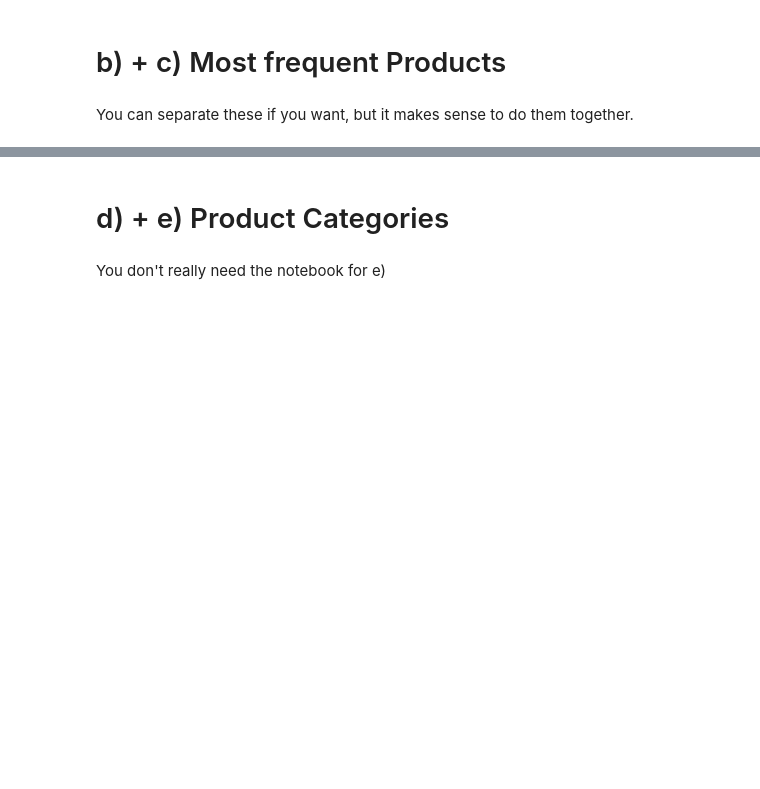
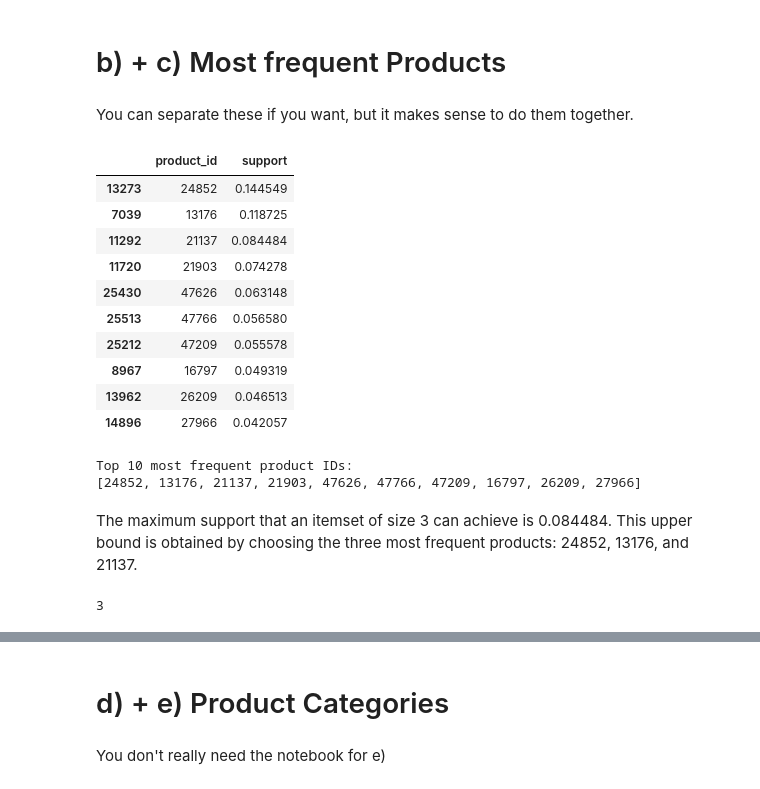
Before and after one commit to Vaetarium/IDS25WS_Assignment, a Jupyter notebook: Part2/files/Q1_market_basket_analysis.ipynb, the cells around one changed output, grey strips where cells are left out. Saved outputs shown, nothing was run; the diff lists cells and outputs as text; code cells hidden in the pictures; blank space fills up the shorter version.

```diff
--- a/Part2/files/Q1_market_basket_analysis.ipynb
+++ b/Part2/files/Q1_market_basket_analysis.ipynb
@@ -35,2 +51,11 @@ Number of basket items: 573124
 # %% [markdown]
 # a) Product Frequencies
+# %%
+product_support = (
+    basket_items
+    .groupby("product_id")["order_id"]
+    .nunique()
+    .div(n_orders)
+    .rename("support")
+    .reset_index()
+)
@@ -38,3 +76,23 @@ Number of basket items: 573124
 # b) + c) Most frequent Products
 # %% [markdown]
 You can separate these if you want, but it makes sense to do them together.
+# %%
+top_10 = product_support.sort_values(['support'],ascending=False).head(10)
+top_10
+# %% [output]
+|  | product_id | support |
+| 13273 | 24852 | 0.144549 |
+| 7039 | 13176 | 0.118725 |
+| 11292 | 21137 | 0.084484 |
+| 11720 | 21903 | 0.074278 |
+| 25430 | 47626 | 0.063148 |
+| 25513 | 47766 | 0.056580 |
+| 25212 | 47209 | 0.055578 |
+| 8967 | 16797 | 0.049319 |
+| 13962 | 26209 | 0.046513 |
+| 14896 | 27966 | 0.042057 |
+# %%
+print(f"Top 10 most frequent product IDs: \n{top_10['product_id'].tolist()}")
+# %% [output]
+Top 10 most frequent product IDs:
+[24852, 13176, 21137, 21903, 47626, 47766, 47209, 16797, 26209, 27966]
@@ -40,0 +105,17 @@ You can separate these if you want, but it makes sense to do them together.
+# %% [markdown]
+The maximum support that an itemset of size 3 can achieve is 0.084484.
+This upper bound is obtained by choosing the three most frequent products:
+24852, 13176, and 21137.
+# %%
+target_products = {24852, 13176, 21137}
+
+orders_with_all_3 = (
+    basket_items
+    .groupby("order_id")["product_id"]
+    .apply(lambda x: target_products.issubset(set(x)))
+    .sum()
+)
+
+int(orders_with_all_3)
+# %% [output]
+3
```
Also changed, not shown: parts of 39 cells of this notebook.
